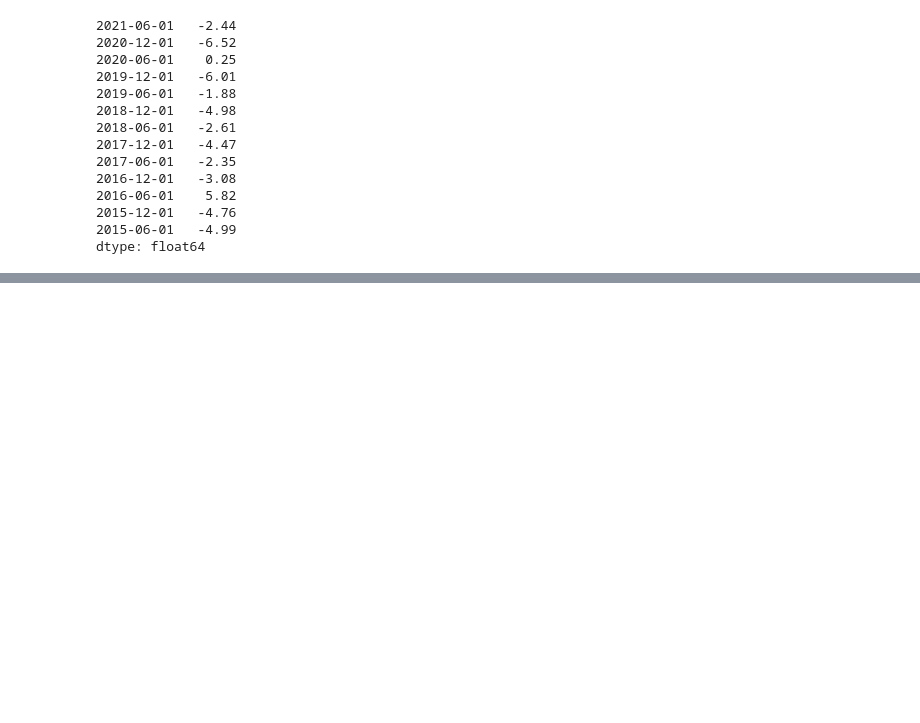
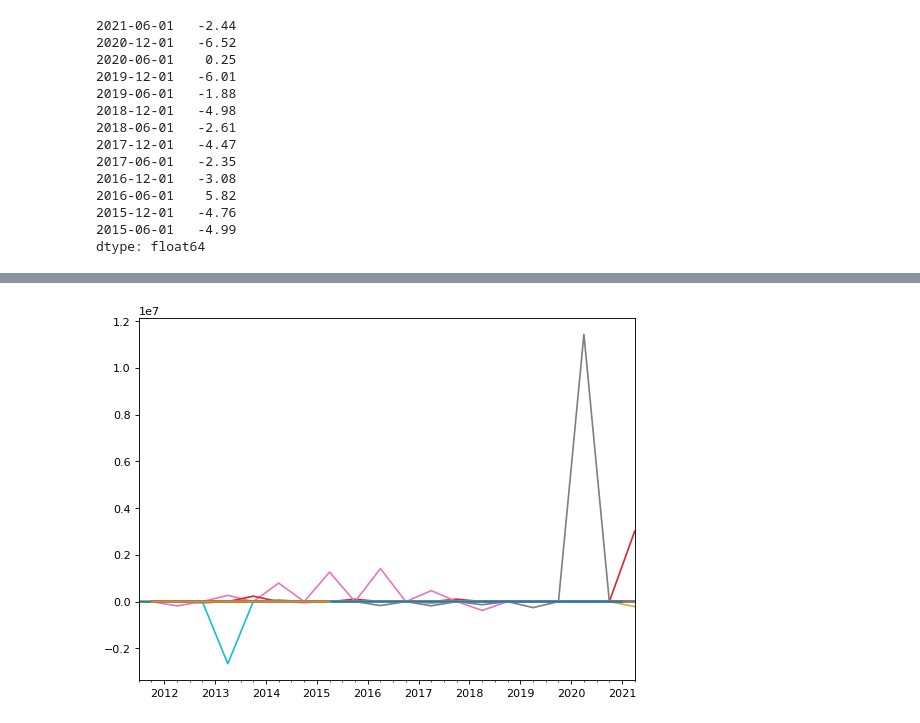
Before and after one commit to someonealive0/deepaudit, a Jupyter notebook: COMP3850.ipynb, the cells around one changed output, grey strips where cells are left out. Cells and saved outputs as stored; diff of their text form; code cells hidden in the pictures; blank space fills up the shorter version.

Commit message:
Added visualisation for all company M-Scores

```diff
--- a/COMP3850.ipynb
+++ b/COMP3850.ipynb
@@ -568,0 +569,8 @@ dtype: int64
+# %%
+fig, ax = plt.subplots(figsize=(8, 6), dpi=80)
+
+for company in workbooks_combined:
+    res = calc_mscore(workbooks_combined[company])
+    res.plot(ax=ax)
+# %% [output]
+[figure, added]
```
Also changed, not shown: parts of 5 cells of this notebook.
